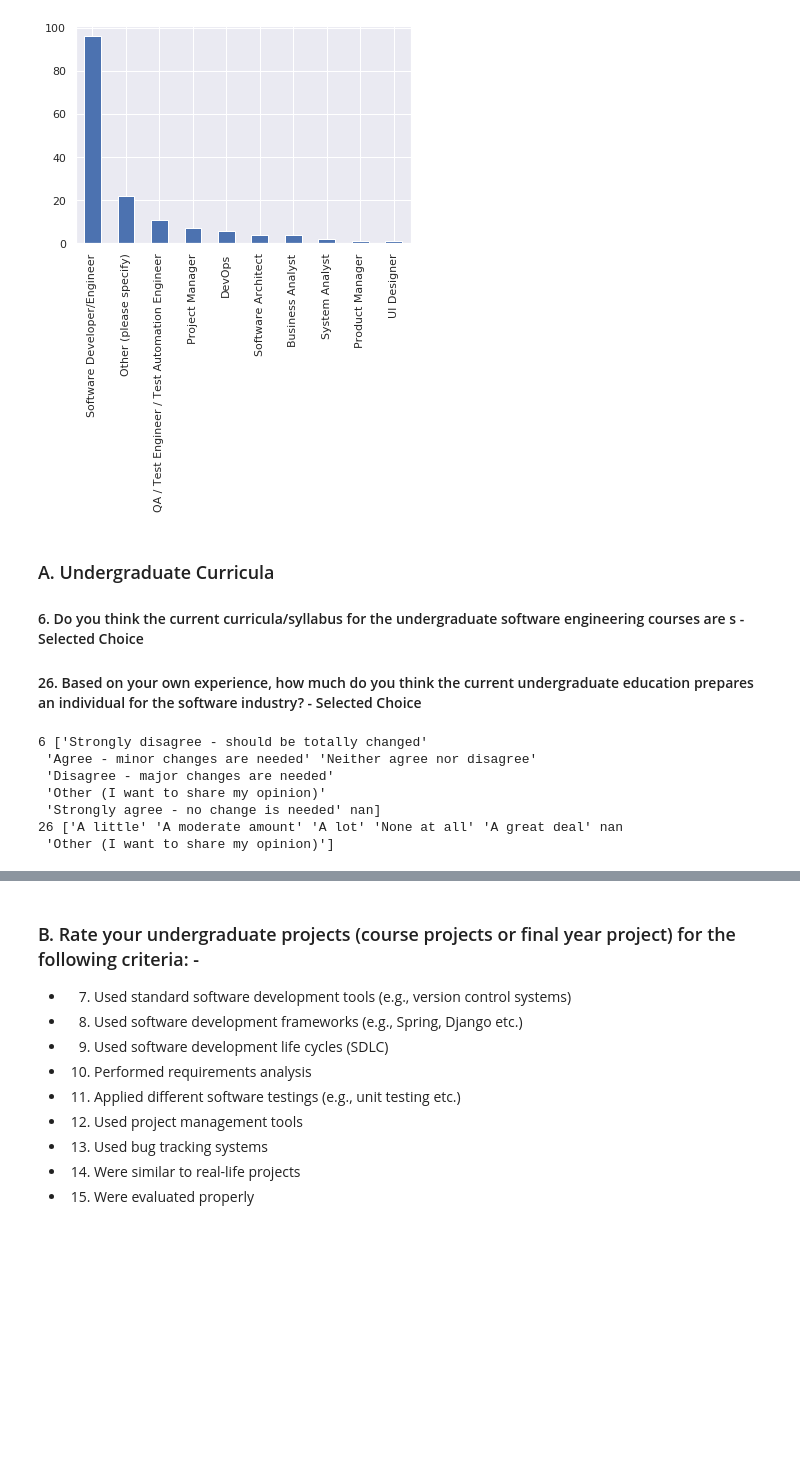
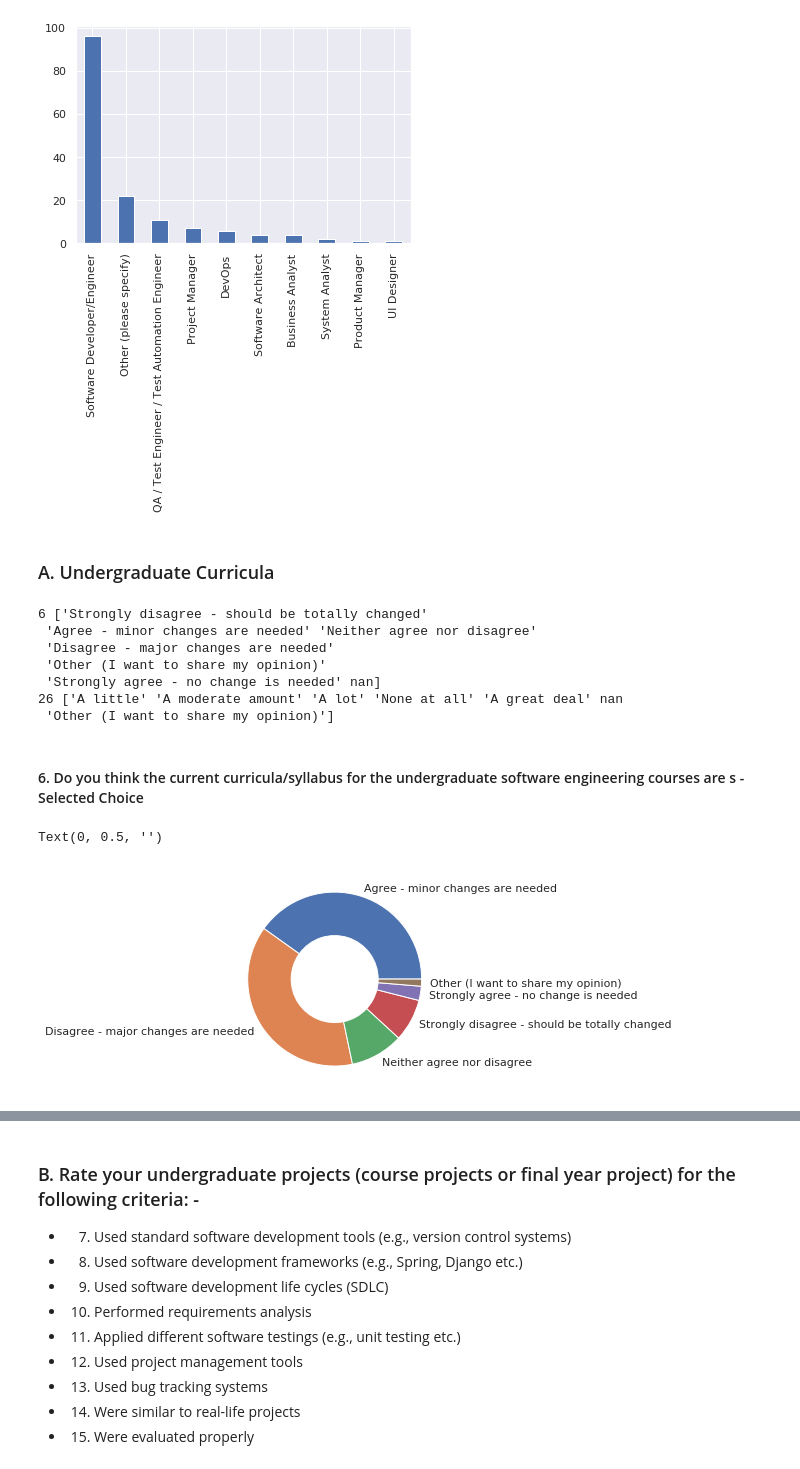
Before and after one commit to rafed123/ugse, a Jupyter notebook: Analysis.ipynb, the cells around one changed output, grey strips where cells are left out. Drawn from its saved outputs; the diff is of its cells as text; code cells hidden in the pictures; blank space fills up the shorter version.

Commit message:
Further charts

```diff
--- a/Analysis.ipynb
+++ b/Analysis.ipynb
@@ -112,10 +111,8 @@ df1.plot(kind='bar')
 # %% [output]
 <matplotlib.axes._subplots.AxesSubplot at 0x...>
 [figure]
-# %% [markdown]
-### A. Undergraduate Curricula
-####  6. Do you think the current curricula/syllabus for the undergraduate software engineering courses are s - Selected Choice
-#### 26. Based on your own experience, how much do you think the current undergraduate education prepares an individual for the software industry? - Selected Choice
+# %% [markdown]
+### A. Undergraduate Curricula
 # %%
 l = [6, 26]
 for i in l:
@@ -128,3 +125,12 @@ for i in l:
  'Strongly agree - no change is needed' nan]
 26 ['A little' 'A moderate amount' 'A lot' 'None at all' 'A great deal' nan
  'Other (I want to share my opinion)']
+# %% [markdown]
+####  6. Do you think the current curricula/syllabus for the undergraduate software engineering courses are s - Selected Choice
+# %%
+df1 = df[cols[6]].value_counts()
+df1.plot(kind='pie', wedgeprops=dict(width=0.5))
+plt.ylabel('')
+# %% [output]
+Text(0, 0.5, '')
+[figure, added]
```
Also changed, not shown: parts of 5 cells of this notebook.
